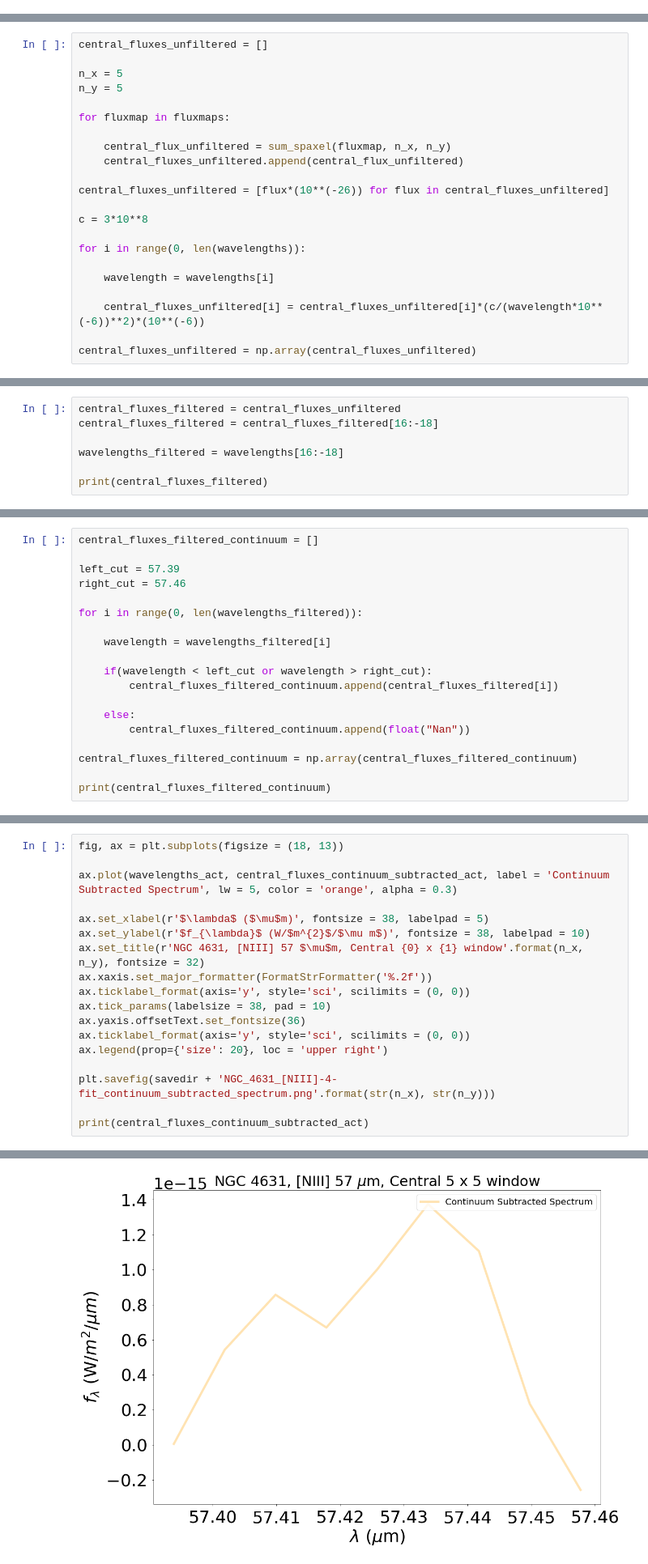
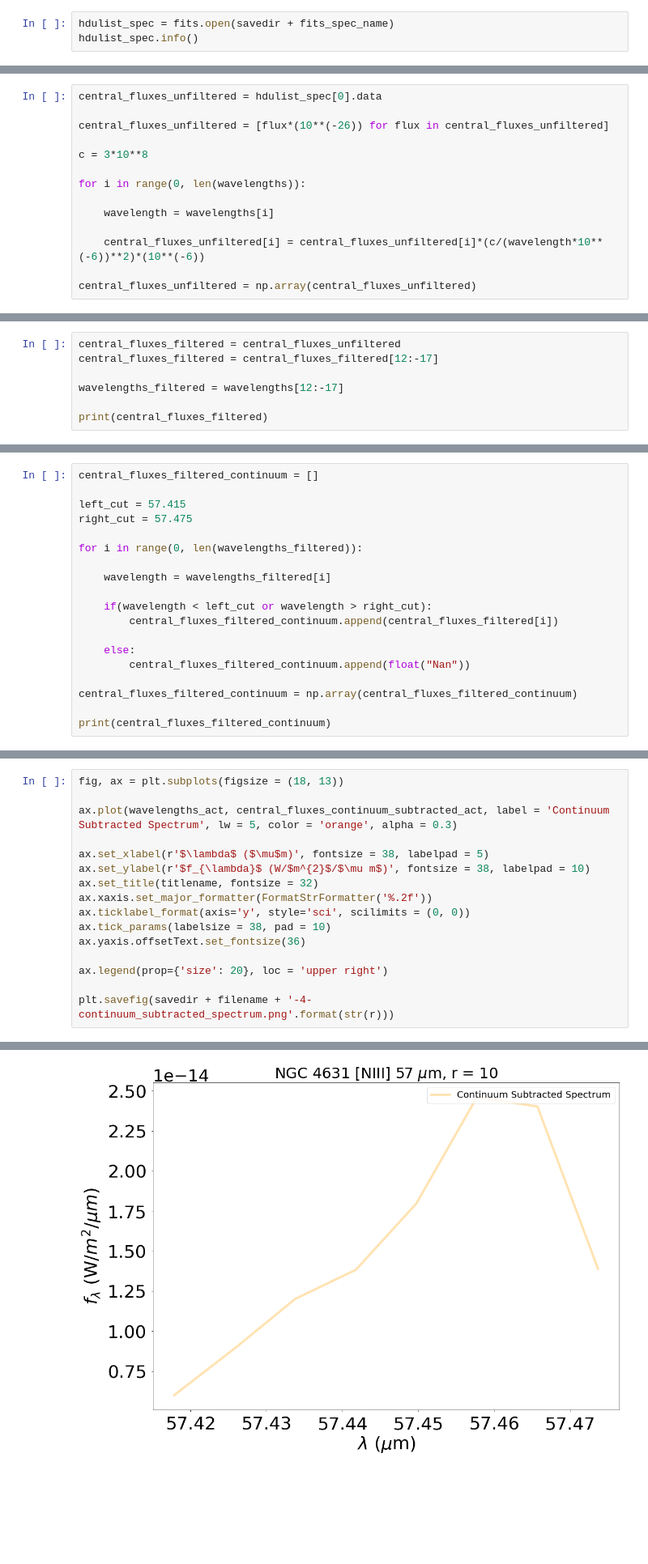
Before and after one commit to suyashk12/SOFIA_FIFI_Cycle-8, a Jupyter notebook: NGC_4631_[NIII].ipynb, the cells around one changed output, grey strips where cells are left out. Shown at 81% size. Cells and saved outputs as stored; diff of their text form; blank space fills up the shorter version.

```diff
--- a/NGC_4631_[NIII].ipynb
+++ b/NGC_4631_[NIII].ipynb
@@ -53,3 +72,6 @@ CDELT1  =   -0.000277777777778 / RA pixel scale (deg/pix)
 CDELT2  =    0.000277777777778 / Dec pixel scale (deg/pix)
 CDELT3  =     0.00797710406464 / Wavelength pixel scale (um/pix)
 CROTA2  =              0.00000 / Rotation angle (deg)
+# %%
+hdulist_spec = fits.open(savedir + fits_spec_name)
+hdulist_spec.info()
@@ -129,13 +105,5 @@ def sum_spaxel(fluxmap, k_x, k_y):
 # %%
-central_fluxes_unfiltered = []
-
-n_x = 5
-n_y = 5
-
-for fluxmap in fluxmaps:
-
-    central_flux_unfiltered = sum_spaxel(fluxmap, n_x, n_y)
-    central_fluxes_unfiltered.append(central_flux_unfiltered)
+central_fluxes_unfiltered = hdulist_spec[0].data
 
 central_fluxes_unfiltered = [flux*(10**(-26)) for flux in central_fluxes_unfiltered]
 
@@ -186,8 +154,8 @@ print(central_fluxes_unfiltered)
 # %%
 central_fluxes_filtered = central_fluxes_unfiltered
-central_fluxes_filtered = central_fluxes_filtered[16:-18]
+central_fluxes_filtered = central_fluxes_filtered[12:-17]
 
-wavelengths_filtered = wavelengths[16:-18]
+wavelengths_filtered = wavelengths[12:-17]
 
 print(central_fluxes_filtered)
 # %% [output]
@@ -198,8 +167,8 @@ print(central_fluxes_filtered)
 # %%
 central_fluxes_filtered_continuum = []
 
-left_cut = 57.39
-right_cut = 57.46
+left_cut = 57.415
+right_cut = 57.475
 
 for i in range(0, len(wavelengths_filtered)):
 
@@ -282,15 +252,13 @@ ax.plot(wavelengths_act, central_fluxes_continuum_subtracted_act, label = 'Conti
 
 ax.set_xlabel(r'$\lambda$ ($\mu$m)', fontsize = 38, labelpad = 5)
 ax.set_ylabel(r'$f_{\lambda}$ (W/$m^{2}$/$\mu m$)', fontsize = 38, labelpad = 10)
-ax.set_title(r'NGC 4631, [NIII] 57 $\mu$m, Central {0} x {1} window'.format(n_x, n_y), fontsize = 32)
+ax.set_title(titlename, fontsize = 32)
 ax.xaxis.set_major_formatter(FormatStrFormatter('%.2f'))
 ax.ticklabel_format(axis='y', style='sci', scilimits = (0, 0))
 ax.tick_params(labelsize = 38, pad = 10)
 ax.yaxis.offsetText.set_fontsize(36)
-ax.ticklabel_format(axis='y', style='sci', scilimits = (0, 0))
+
 ax.legend(prop={'size': 20}, loc = 'upper right')
 
-plt.savefig(savedir + 'NGC_4631_[NIII]-4-fit_continuum_subtracted_spectrum.png'.format(str(n_x), str(n_y)))
-
-print(central_fluxes_continuum_subtracted_act)
+plt.savefig(savedir + filename + '-4-continuum_subtracted_spectrum.png'.format(str(r)))
 # %% [output]
@@ -300,4 +265,4 @@ print(central_fluxes_continuum_subtracted_act)
-[figure, old version]
+[figure, new version]
 # %%
 def fit_func_1(Z, peak_height, mu, sigma):
 
```
Also changed, not shown: parts of 22 cells of this notebook, 12 other files.
